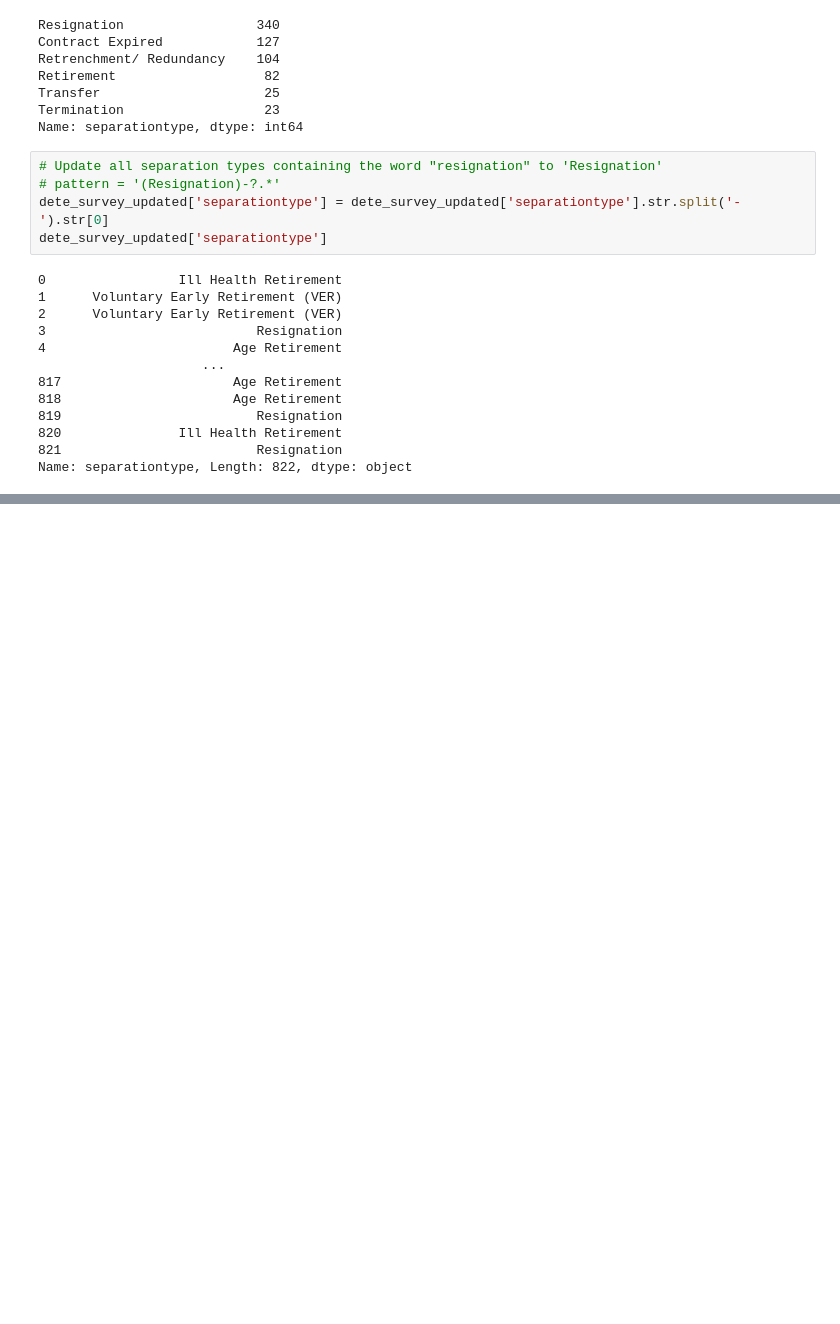
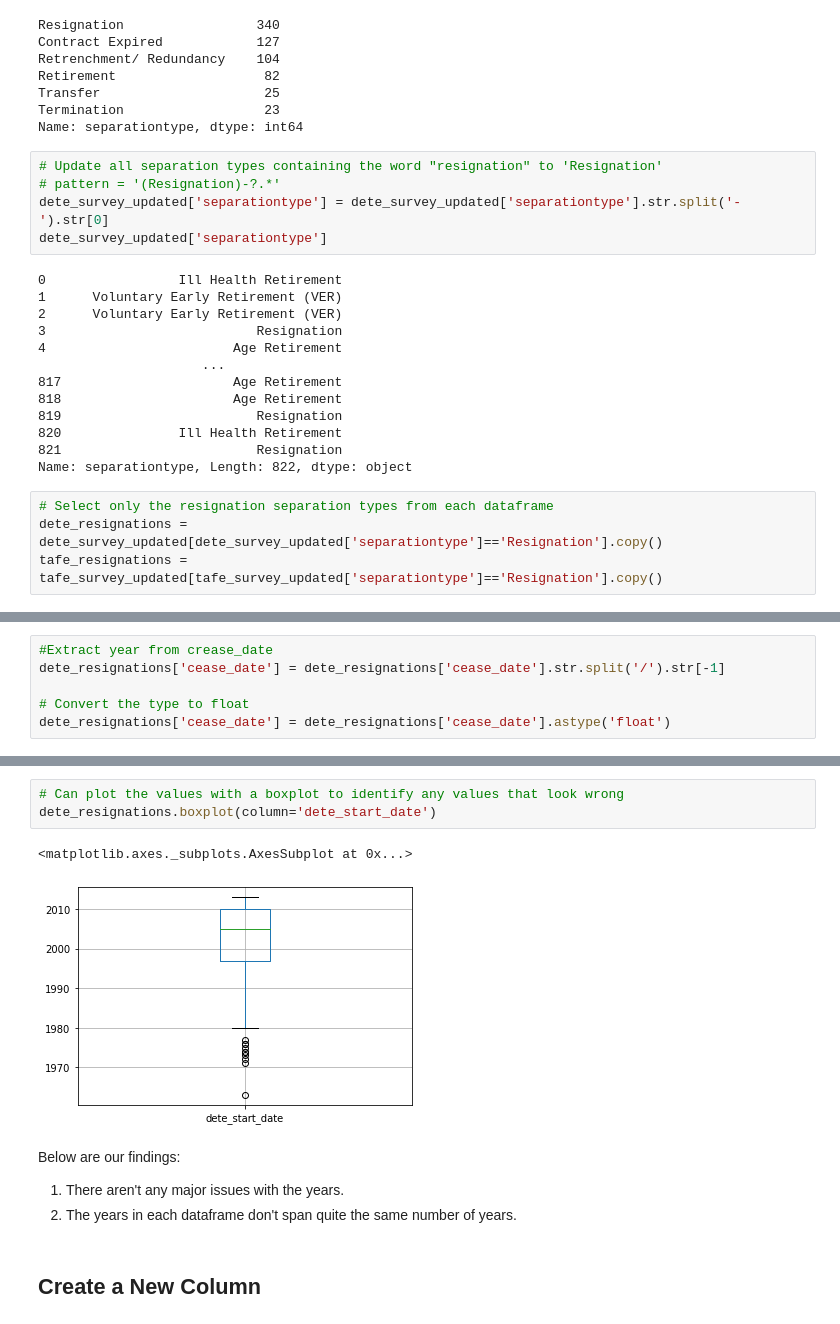
Before and after one commit to hoangvn111/Project-Clean-And-Analyze-Employee-Exit-Surveys, a Jupyter notebook: Project_Clean_And_Analyze_Employee_Exit_Surveys.ipynb, the cells around one changed output, grey strips where cells are left out. Cells and saved outputs as stored; diff of their text form; blank space fills up the shorter version.

```diff
--- a/Project_Clean_And_Analyze_Employee_Exit_Surveys.ipynb
+++ b/Project_Clean_And_Analyze_Employee_Exit_Surveys.ipynb
@@ -243,3 +243,7 @@ dete_survey_updated['separationtype']
 820               Ill Health Retirement
 821                         Resignation
 Name: separationtype, Length: 822, dtype: object
+# %%
+# Select only the resignation separation types from each dataframe
+dete_resignations = dete_survey_updated[dete_survey_updated['separationtype']=='Resignation'].copy()
+tafe_resignations = tafe_survey_updated[tafe_survey_updated['separationtype']=='Resignation'].copy()
@@ -245,0 +295,6 @@ Name: separationtype, Length: 822, dtype: object
+# %%
+#Extract year from crease_date
+dete_resignations['cease_date'] = dete_resignations['cease_date'].str.split('/').str[-1]
+
+# Convert the type to float
+dete_resignations['cease_date'] = dete_resignations['cease_date'].astype('float')
@@ -245,0 +333,12 @@ Name: separationtype, Length: 822, dtype: object
+# %%
+# Can plot the values with a boxplot to identify any values that look wrong
+dete_resignations.boxplot(column='dete_start_date')
+# %% [output]
+<matplotlib.axes._subplots.AxesSubplot at 0x...>
+[figure, added]
+# %% [markdown]
+Below are our findings:
+1. There aren't any major issues with the years.
+2. The years in each dataframe don't span quite the same number of years.
+# %% [markdown]
+## Create a New Column
```
Also changed, not shown: parts of 10 cells of this notebook.
